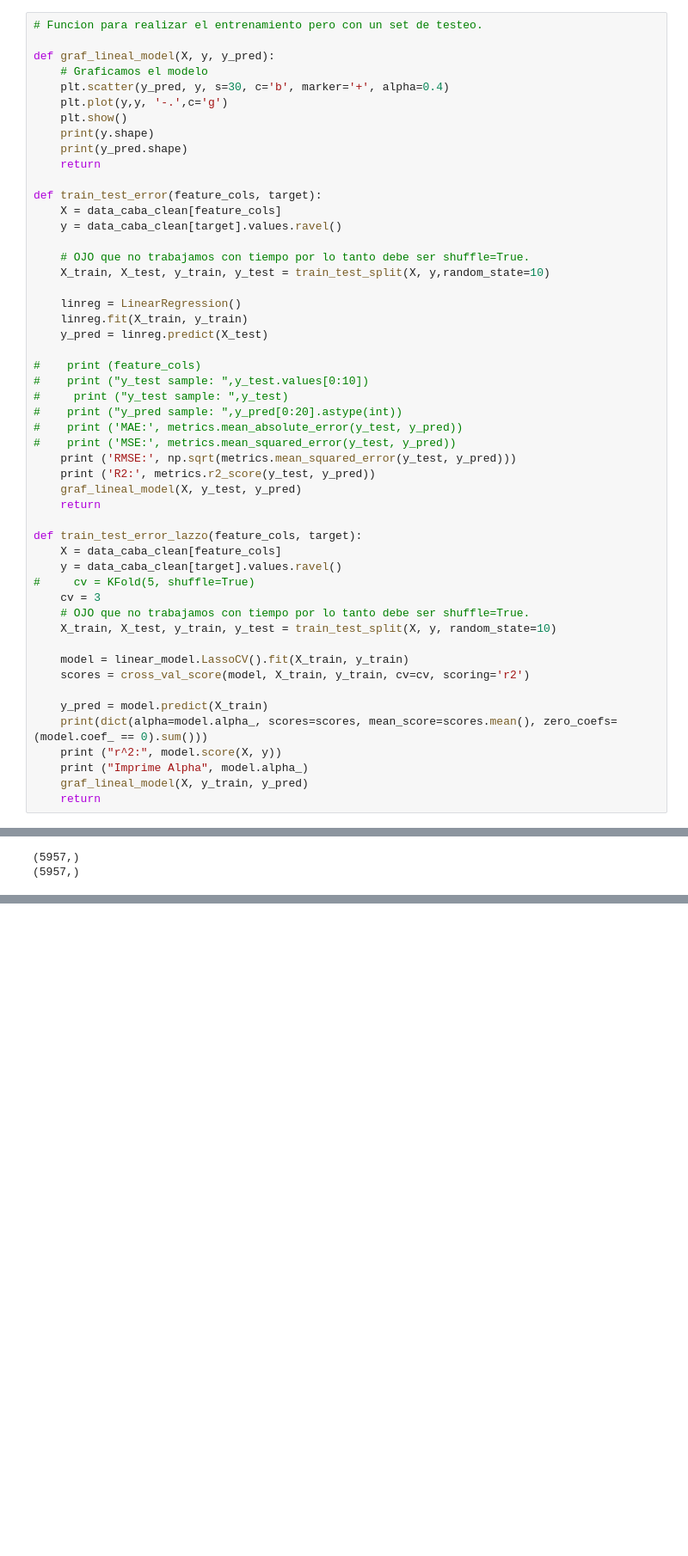
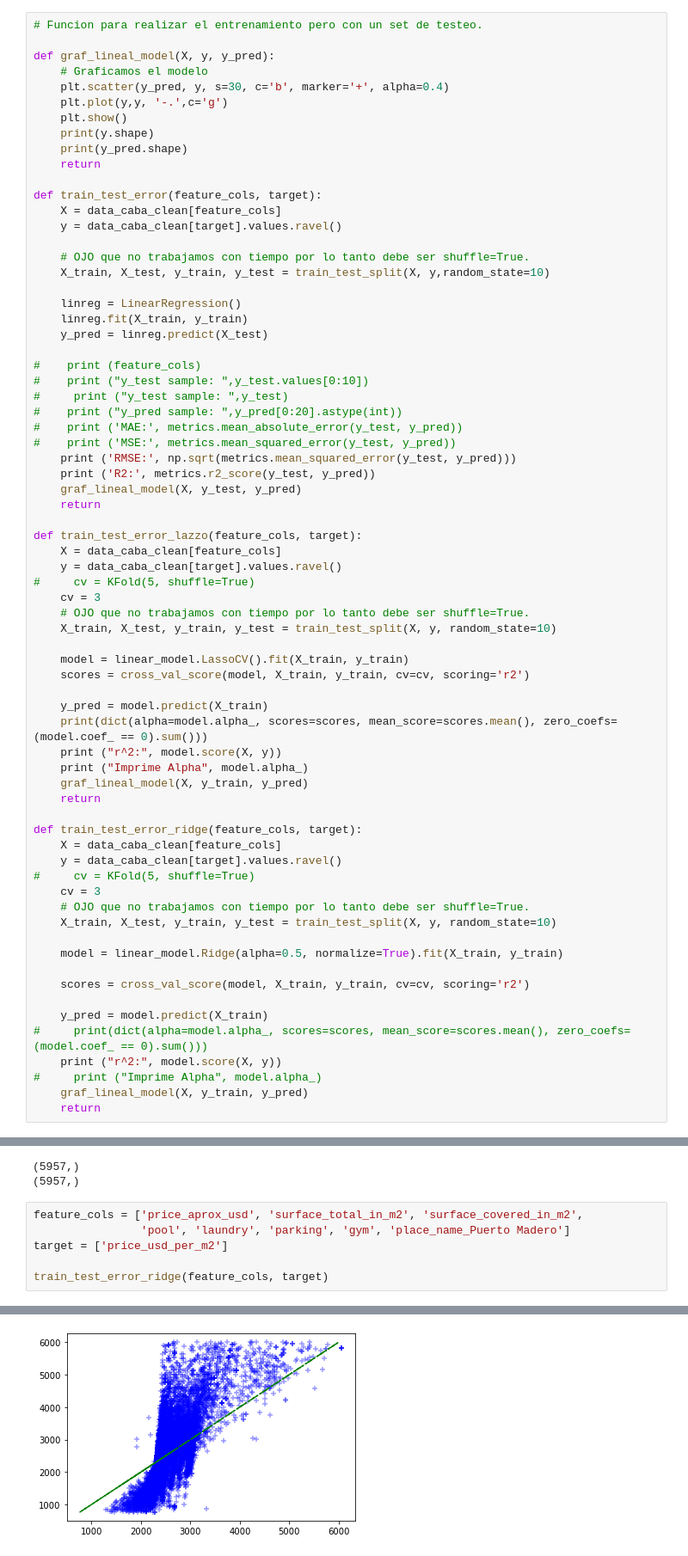
Before and after one commit to nachommm/Desafio2, a Jupyter notebook: desafio2-machine.learning-ignacio.ipynb, the cells around one changed output, grey strips where cells are left out. Shown at 86% size. Saved outputs shown, nothing was run; the diff lists cells and outputs as text; blank space fills up the shorter version.

Commit message:
Funcion Ridge

```diff
--- a/desafio2-machine.learning-ignacio.ipynb
+++ b/desafio2-machine.learning-ignacio.ipynb
@@ -810,6 +810,25 @@ def train_test_error_lazzo(feature_cols, target):
     print ("Imprime Alpha", model.alpha_)
     graf_lineal_model(X, y_train, y_pred)
     return
+
+def train_test_error_ridge(feature_cols, target):
+    X = data_caba_clean[feature_cols]
+    y = data_caba_clean[target].values.ravel()
+#     cv = KFold(5, shuffle=True)
+    cv = 3
+    # OJO que no trabajamos con tiempo por lo tanto debe ser shuffle=True.
+    X_train, X_test, y_train, y_test = train_test_split(X, y, random_state=10)
+
+    model = linear_model.Ridge(alpha=0.5, normalize=True).fit(X_train, y_train)
+
+    scores = cross_val_score(model, X_train, y_train, cv=cv, scoring='r2')
+
+    y_pred = model.predict(X_train)
+#     print(dict(alpha=model.alpha_, scores=scores, mean_score=scores.mean(), zero_coefs=(model.coef_ == 0).sum()))
+    print ("r^2:", model.score(X, y))
+#     print ("Imprime Alpha", model.alpha_)
+    graf_lineal_model(X, y_train, y_pred)
+    return
 # %%
 display(data_caba_clean.columns)
 # %% [output]
@@ -1001,3 +1020,10 @@ R2: 0.6540867735094582
 [figure]
 (5957,)
 (5957,)
+# %%
+feature_cols = ['price_aprox_usd', 'surface_total_in_m2', 'surface_covered_in_m2',
+                'pool', 'laundry', 'parking', 'gym', 'place_name_Puerto Madero']
+target = ['price_usd_per_m2']
+
+train_test_error_ridge(feature_cols, target)
+# %% [output]
@@ -1003,0 +1031 @@ R2: 0.6540867735094582
+[figure, added]
```
Also changed, not shown: parts of 1 cell of this notebook.
